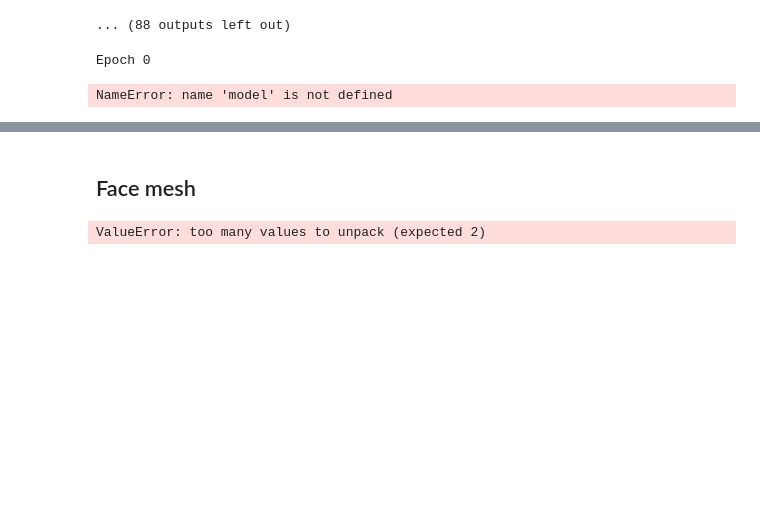
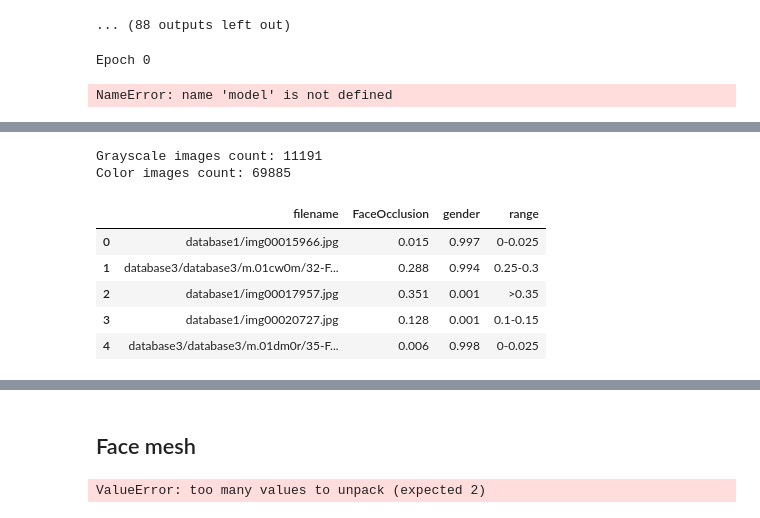
Before and after one commit to Mita-Data/Data_challenge_2.0, a Jupyter notebook: data2.ipynb, the cells around one changed output, grey strips where cells are left out. Drawn from its saved outputs; the diff is of its cells as text; code cells hidden in the pictures; blank space fills up the shorter version.

```diff
--- a/data2.ipynb
+++ b/data2.ipynb
@@ -590,0 +599,21 @@ NameError: name 'model' is not defined
+# %%
+
+from PIL import Image
+import numpy as np
+def is_grayscale(image_path):
+    img = Image.open(image_path).convert('RGB')
+    img_np = np.array(img)
+    if np.array_equal(img_np[..., 0], img_np[..., 1]) and np.array_equal(img_np[..., 0], img_np[..., 2]):
+        return True
+    return False
+
+# 使用该函数划分数据集
+df_train['is_grayscale'] = df_train['filename'].apply(lambda x: is_grayscale(f"{image_dir}/{x}"))
+
+# 划分数据集
+df_train_grayscale = df_train[df_train['is_grayscale']]
+df_train_color = df_train[~df_train['is_grayscale']]
+
+# 移除临时的is_grayscale列
+df_train_grayscale.drop(columns=['is_grayscale'], inplace=True)
+df_train_color.drop(columns=['is_grayscale'], inplace=True)
@@ -590,0 +631,14 @@ NameError: name 'model' is not defined
+# %%
+# 检查划分后的数据集
+print("Grayscale images count:", len(df_train_grayscale))
+print("Color images count:", len(df_train_color))
+df_train_color.head()
+# %% [output]
+Grayscale images count: 11191
+Color images count: 69885
+|  | filename | FaceOcclusion | gender | range |
+| 0 | database1/img00015966.jpg | 0.015 | 0.997 | 0-0.025 |
+| 1 | database3/database3/m.01cw0m/32-F... | 0.288 | 0.994 | 0.25-0.3 |
+| 2 | database1/img00017957.jpg | 0.351 | 0.001 | >0.35 |
+| 3 | database1/img00020727.jpg | 0.128 | 0.001 | 0.1-0.15 |
+| 4 | database3/database3/m.01dm0r/35-F... | 0.006 | 0.998 | 0-0.025 |
```
Also changed, not shown: parts of 23 cells of this notebook.
